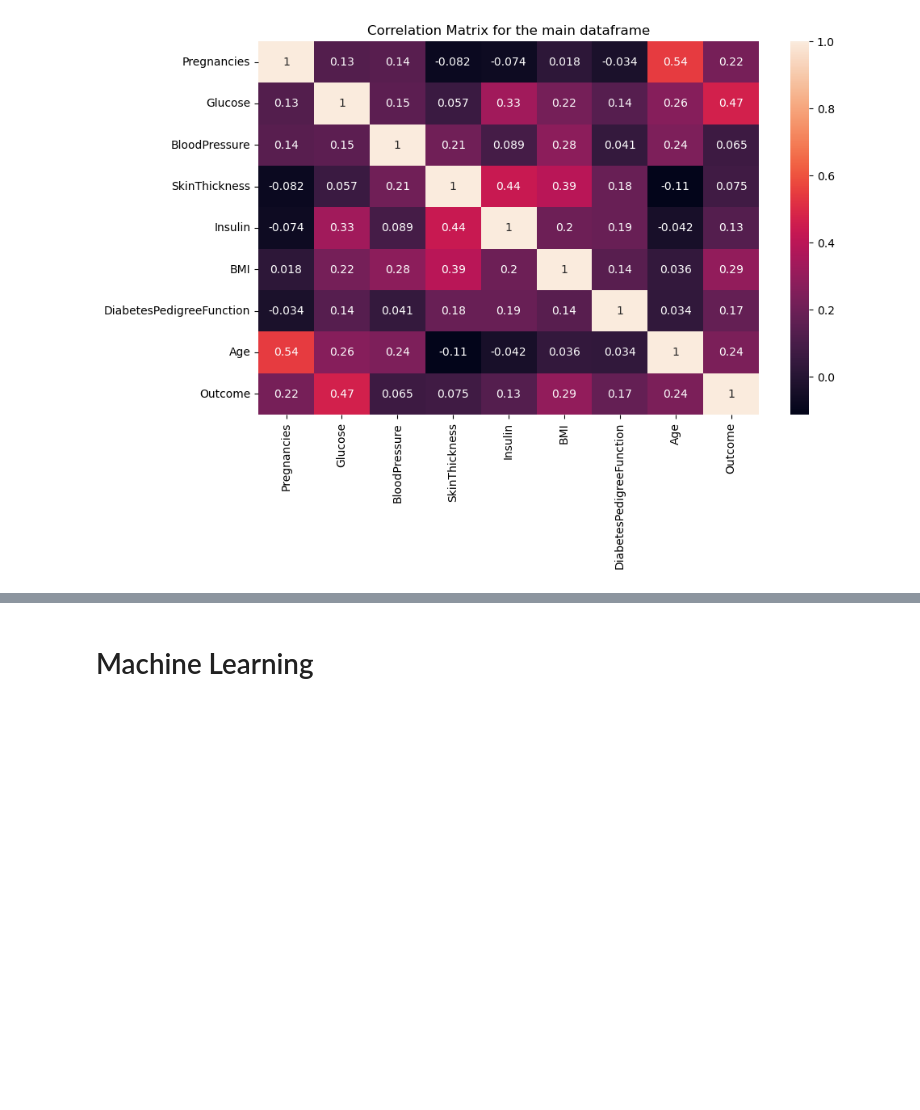
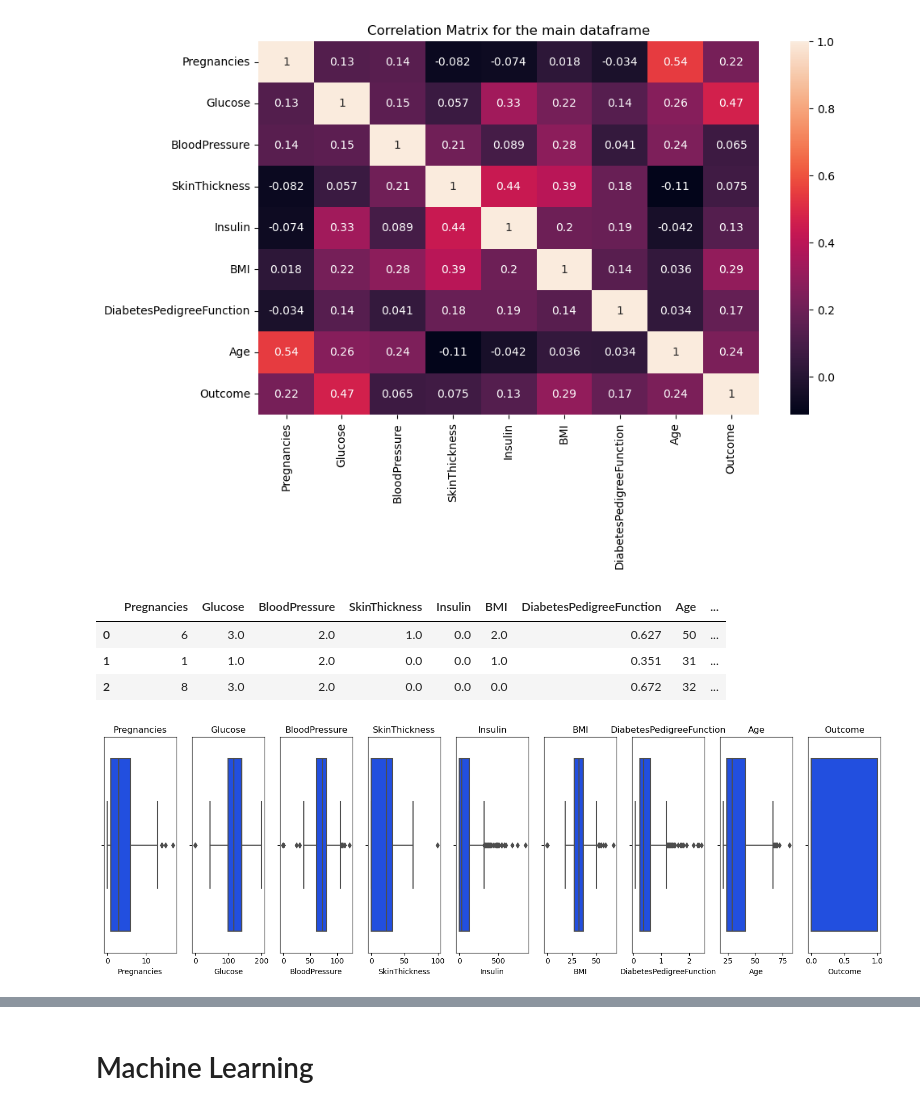
Before and after one commit to KimKarydas/Diabetes-EDA-Ml, a Jupyter notebook: Diabetes_Analysis.ipynb, the cells around one changed output, grey strips where cells are left out. Saved outputs shown, nothing was run; the diff lists cells and outputs as text; code cells hidden in the pictures; blank space fills up the shorter version.

Commit message:
Finish EDA, Outlier, Feat En, Split & Normlz

```diff
--- a/Diabetes_Analysis.ipynb
+++ b/Diabetes_Analysis.ipynb
@@ -301,0 +303,35 @@ Text(0.5, 1.0, 'Correlation Matrix for the main dataframe')
+# %%
+# Convert non-numerical variables to numerical using LabelEncoder
+col_imp = ['Glucose', 'BloodPressure', 'SkinThickness', 'Insulin', 'BMI']
+label_encoders = {}
+for col in col_imp:
+    if df2[col].dtype == 'object':
+        le = LabelEncoder()
+        df2[col] = le.fit_transform(df2[col].astype(str))
+        label_encoders[col] = le
+
+# Convert categorical columns back to object type
+df2[col_imp] = df2[col_imp].astype(float)
+# %%
+df2.head(3)
+# %% [output]
+|  | Pregnancies | Glucose | BloodPressure | SkinThickness | Insulin | BMI | DiabetesPedigreeFunction | Age | ... |
+| 0 | 6 | 3.0 | 2.0 | 1.0 | 0.0 | 2.0 | 0.627 | 50 | ... |
+| 1 | 1 | 1.0 | 2.0 | 0.0 | 0.0 | 1.0 | 0.351 | 31 | ... |
+| 2 | 8 | 3.0 | 2.0 | 0.0 | 0.0 | 0.0 | 0.672 | 32 | ... |
+# %%
+# Checking for Outlier values
+fig, axes = plt.subplots(nrows=1, ncols=len(df.columns), figsize=(15, 5))
+
+# Iterate over each column and create a box plot
+for i, col in enumerate(df.columns):
+    sns.boxplot(x=df[col], ax=axes[i])
+    axes[i].set_title(col)
+
+# Adjust the layout
+plt.tight_layout()
+
+# Show the plot
+plt.show()
+# %% [output]
+[figure, added]
```
Also changed, not shown: parts of 20 cells of this notebook.
